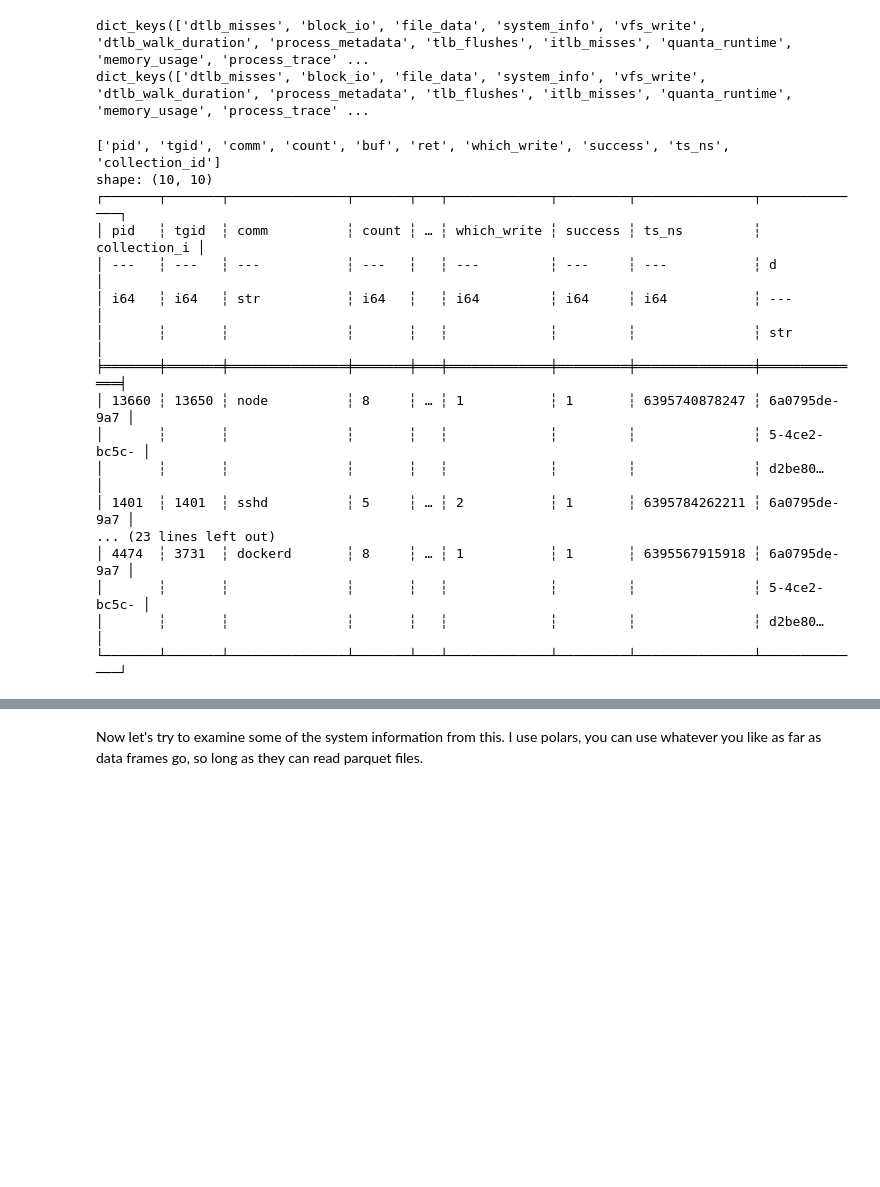
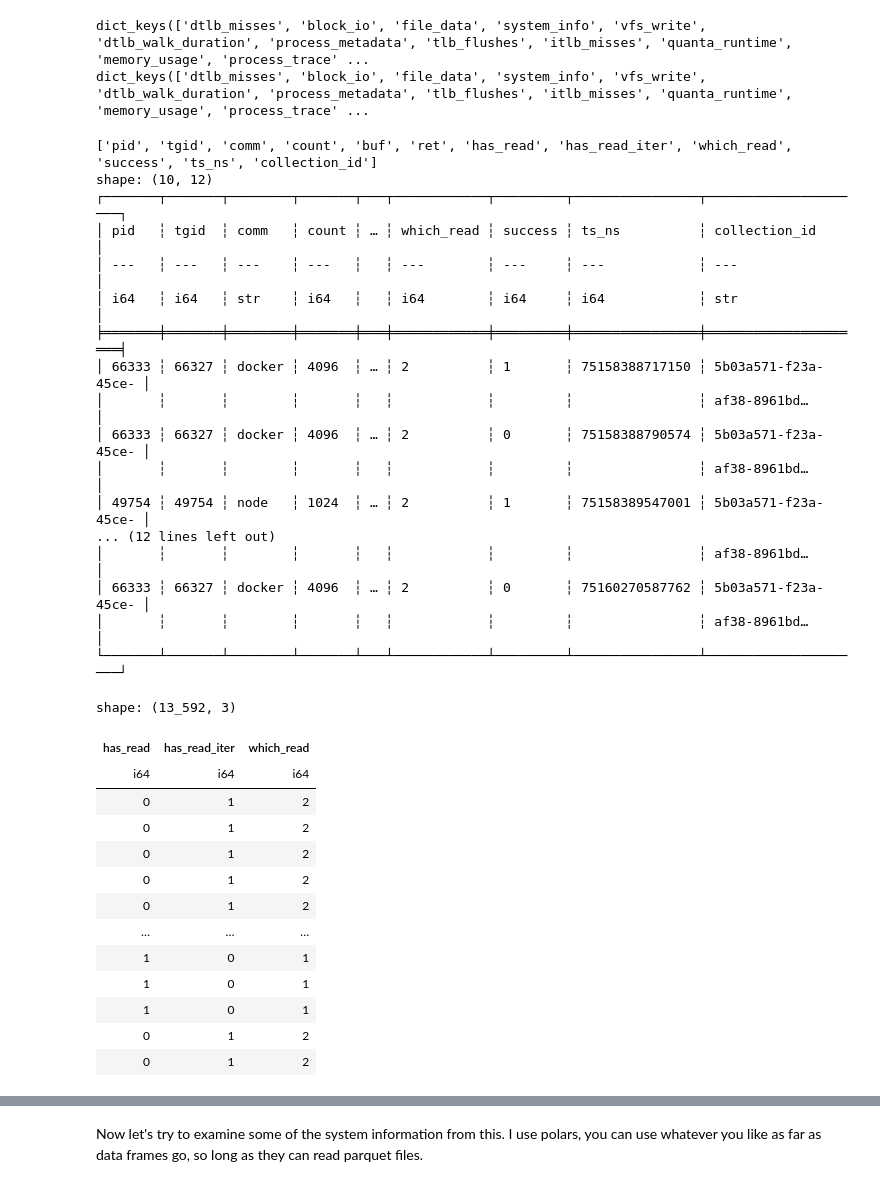
Before and after one commit to dhruvgoyalsjc/KernMLOps, a Jupyter notebook: tutorial.ipynb, the cells around one changed output, grey strips where cells are left out. Saved outputs shown, nothing was run; the diff lists cells and outputs as text; code cells hidden in the pictures; blank space fills up the shorter version.

```diff
--- a/tutorial.ipynb
+++ b/tutorial.ipynb
@@ -92,25 +92,46 @@ dict_keys(['dtlb_misses', 'block_io', 'file_data', 'system_info', 'vfs_write', '
 # %%
 import polars as pl
 
-vfs_df = pl.read_parquet(raw_coll_info["vfs_write"][0])
+vfs_df = pl.read_parquet(raw_coll_info["vfs_read"][0])
 print(vfs_df.columns)
 print(vfs_df.head(10))
 # %% [output]
-['pid', 'tgid', 'comm', 'count', 'buf', 'ret', 'which_write', 'success', 'ts_ns', 'collection_id']
-shape: (10, 10)
-┌───────┬───────┬───────────────┬───────┬───┬─────────────┬─────────┬───────────────┬──────────────┐
-│ pid   ┆ tgid  ┆ comm          ┆ count ┆ … ┆ which_write ┆ success ┆ ts_ns         ┆ collection_i │
-│ ---   ┆ ---   ┆ ---           ┆ ---   ┆   ┆ ---         ┆ ---     ┆ ---           ┆ d            │
-│ i64   ┆ i64   ┆ str           ┆ i64   ┆   ┆ i64         ┆ i64     ┆ i64           ┆ ---          │
-│       ┆       ┆               ┆       ┆   ┆             ┆         ┆               ┆ str          │
-╞═══════╪═══════╪═══════════════╪═══════╪═══╪═════════════╪═════════╪═══════════════╪══════════════╡
-│ 13660 ┆ 13650 ┆ node          ┆ 8     ┆ … ┆ 1           ┆ 1       ┆ 6395740878247 ┆ 6a0795de-9a7 │
-│       ┆       ┆               ┆       ┆   ┆             ┆         ┆               ┆ 5-4ce2-bc5c- │
-│       ┆       ┆               ┆       ┆   ┆             ┆         ┆               ┆ d2be80…      │
-│ 1401  ┆ 1401  ┆ sshd          ┆ 5     ┆ … ┆ 2           ┆ 1       ┆ 6395784262211 ┆ 6a0795de-9a7 │
-... (23 lines left out)
-│ 4474  ┆ 3731  ┆ dockerd       ┆ 8     ┆ … ┆ 1           ┆ 1       ┆ 6395567915918 ┆ 6a0795de-9a7 │
-│       ┆       ┆               ┆       ┆   ┆             ┆         ┆               ┆ 5-4ce2-bc5c- │
-│       ┆       ┆               ┆       ┆   ┆             ┆         ┆               ┆ d2be80…      │
-└───────┴───────┴───────────────┴───────┴───┴─────────────┴─────────┴───────────────┴──────────────┘
+['pid', 'tgid', 'comm', 'count', 'buf', 'ret', 'has_read', 'has_read_iter', 'which_read', 'success', 'ts_ns', 'collection_id']
+shape: (10, 12)
+┌───────┬───────┬────────┬───────┬───┬────────────┬─────────┬────────────────┬─────────────────────┐
+│ pid   ┆ tgid  ┆ comm   ┆ count ┆ … ┆ which_read ┆ success ┆ ts_ns          ┆ collection_id       │
+│ ---   ┆ ---   ┆ ---    ┆ ---   ┆   ┆ ---        ┆ ---     ┆ ---            ┆ ---                 │
+│ i64   ┆ i64   ┆ str    ┆ i64   ┆   ┆ i64        ┆ i64     ┆ i64            ┆ str                 │
+╞═══════╪═══════╪════════╪═══════╪═══╪════════════╪═════════╪════════════════╪═════════════════════╡
+│ 66333 ┆ 66327 ┆ docker ┆ 4096  ┆ … ┆ 2          ┆ 1       ┆ 75158388717150 ┆ 5b03a571-f23a-45ce- │
+│       ┆       ┆        ┆       ┆   ┆            ┆         ┆                ┆ af38-8961bd…        │
+│ 66333 ┆ 66327 ┆ docker ┆ 4096  ┆ … ┆ 2          ┆ 0       ┆ 75158388790574 ┆ 5b03a571-f23a-45ce- │
+│       ┆       ┆        ┆       ┆   ┆            ┆         ┆                ┆ af38-8961bd…        │
+│ 49754 ┆ 49754 ┆ node   ┆ 1024  ┆ … ┆ 2          ┆ 1       ┆ 75158389547001 ┆ 5b03a571-f23a-45ce- │
+... (12 lines left out)
+│       ┆       ┆        ┆       ┆   ┆            ┆         ┆                ┆ af38-8961bd…        │
+│ 66333 ┆ 66327 ┆ docker ┆ 4096  ┆ … ┆ 2          ┆ 0       ┆ 75160270587762 ┆ 5b03a571-f23a-45ce- │
+│       ┆       ┆        ┆       ┆   ┆            ┆         ┆                ┆ af38-8961bd…        │
+└───────┴───────┴────────┴───────┴───┴────────────┴─────────┴────────────────┴─────────────────────┘
+# %%
+vfs_df.select([
+    "has_read",
+    "has_read_iter",
+    "which_read"
+])
+# %% [output]
+shape: (13_592, 3)
+| has_read | has_read_iter | which_read |
+| i64 | i64 | i64 |
+| 0 | 1 | 2 |
+| 0 | 1 | 2 |
+| 0 | 1 | 2 |
+| 0 | 1 | 2 |
+| 0 | 1 | 2 |
+| … | … | … |
+| 1 | 0 | 1 |
+| 1 | 0 | 1 |
+| 1 | 0 | 1 |
+| 0 | 1 | 2 |
+| 0 | 1 | 2 |
 # %%
```
Also changed, not shown: parts of 21 cells of this notebook, 7 other files.
